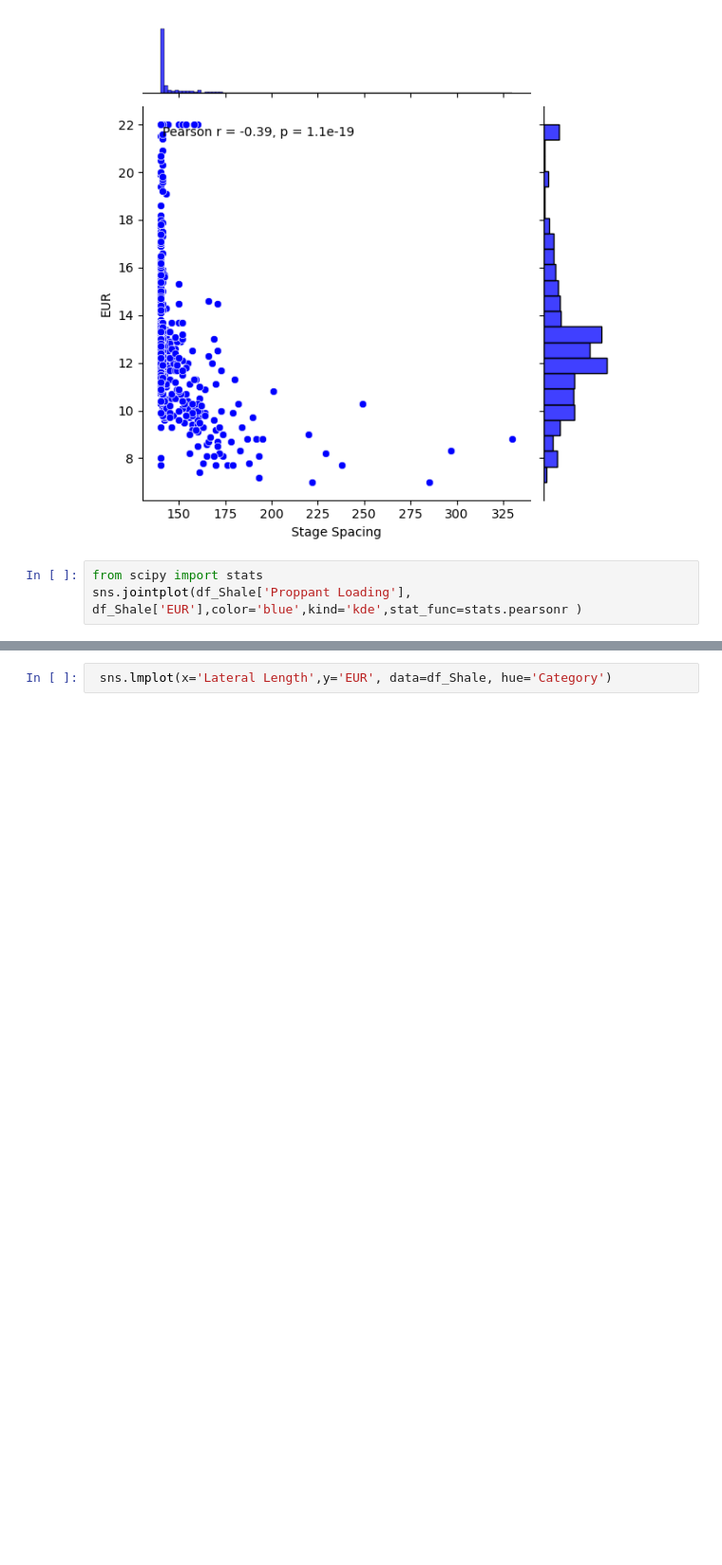
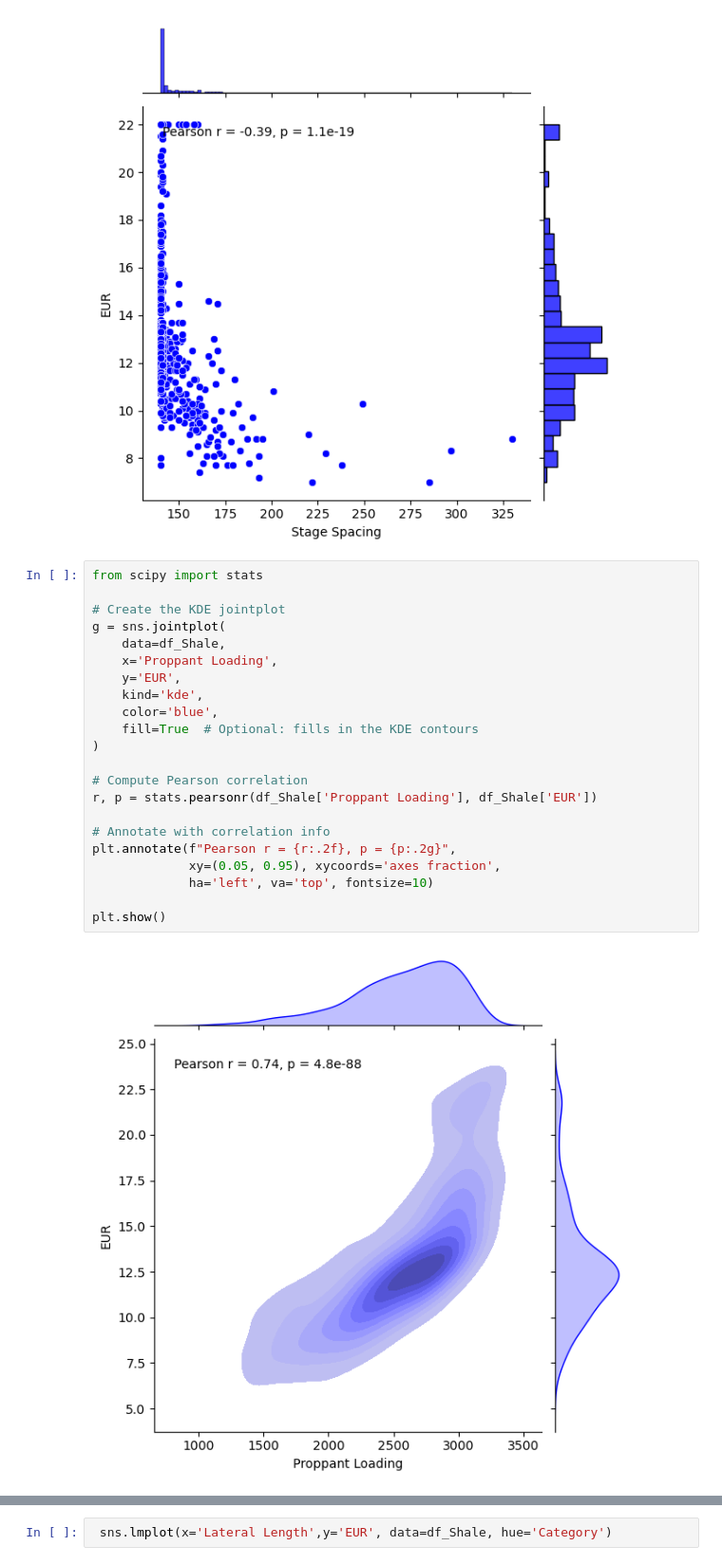
Before and after one commit to aleal4/ML_python_fundamentals, a Jupyter notebook: Chapter2/Seaborn Plotting/Seaborn Plotting.ipynb, the cells around one changed output, grey strips where cells are left out. Shown at 95% size. Cells and saved outputs as stored; diff of their text form; blank space fills up the shorter version.

Commit message:
pair plots

```diff
--- a/Chapter2/Seaborn Plotting/Seaborn Plotting.ipynb
+++ b/Chapter2/Seaborn Plotting/Seaborn Plotting.ipynb
@@ -54,7 +54,28 @@ plt.annotate(f"Pearson r = {r:.2f}, p = {p:.2g}", xy=(0.05, 0.95), xycoords='axe
 plt.show()
 # %% [output]
 [figure]
-# %%
-from scipy import stats
-sns.jointplot(df_Shale['Proppant Loading'], df_Shale['EUR'],color='blue',kind='kde',stat_func=stats.pearsonr )
+# %%
+from scipy import stats
+
+# Create the KDE jointplot
+g = sns.jointplot(
+    data=df_Shale,
+    x='Proppant Loading',
+    y='EUR',
+    kind='kde',
+    color='blue',
+    fill=True  # Optional: fills in the KDE contours
+)
+
+# Compute Pearson correlation
+r, p = stats.pearsonr(df_Shale['Proppant Loading'], df_Shale['EUR'])
+
+# Annotate with correlation info
+plt.annotate(f"Pearson r = {r:.2f}, p = {p:.2g}",
+             xy=(0.05, 0.95), xycoords='axes fraction',
+             ha='left', va='top', fontsize=10)
+
+plt.show()
+# %% [output]
+[figure, added]
 # %%
```
Also changed, not shown: parts of 1 cell of this notebook.
